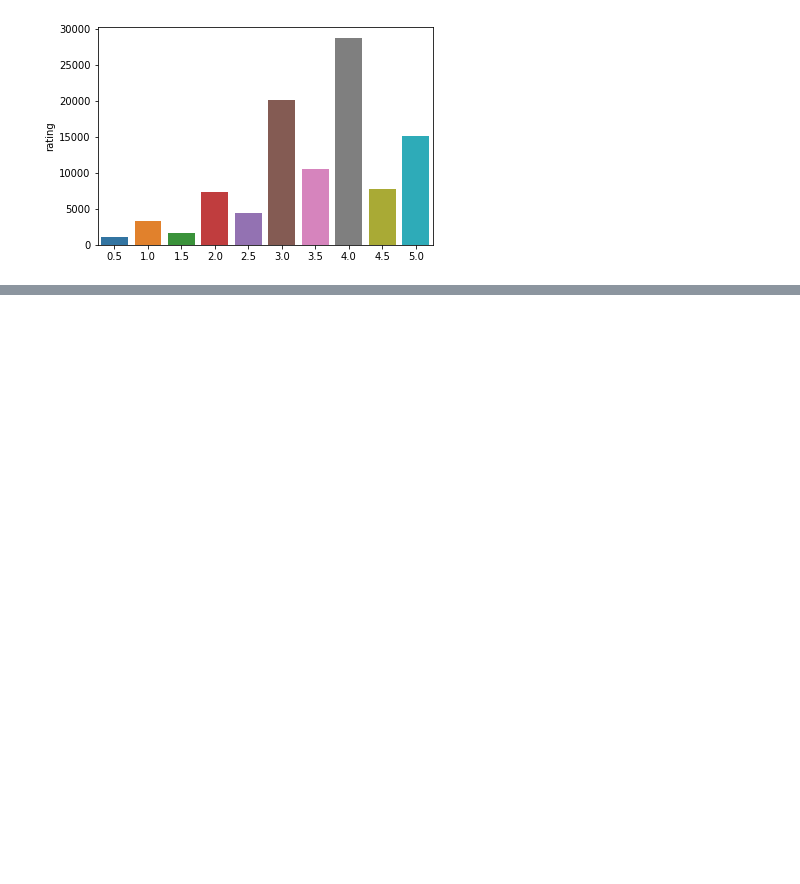
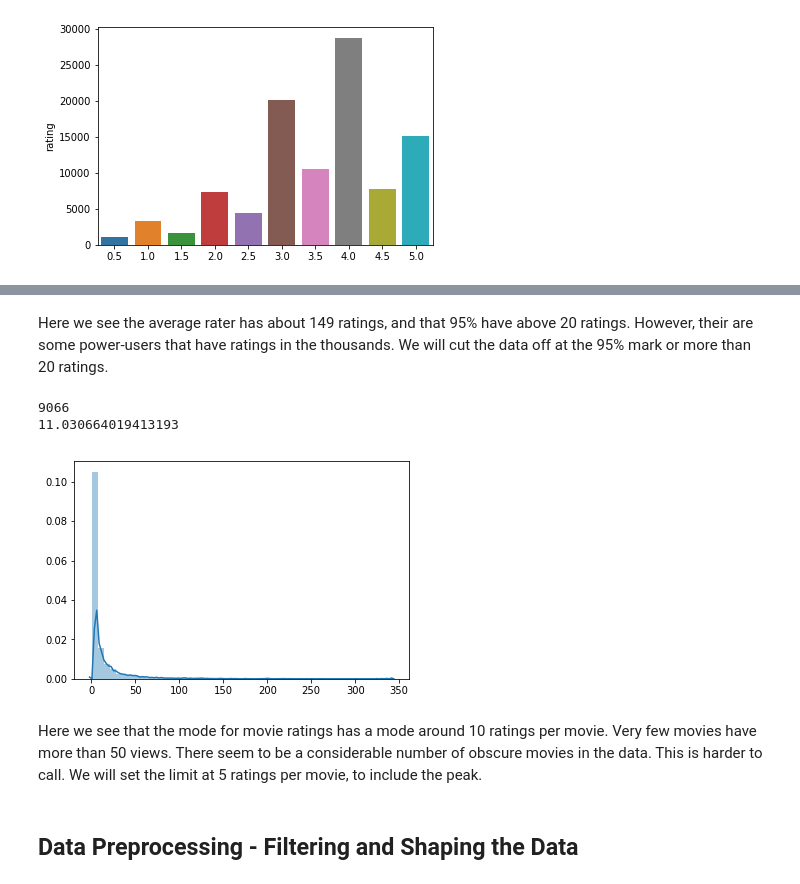
Before and after one commit to ncooper76/DATA_643_Group, a Jupyter notebook: DATA_643_Project2_NCooper.ipynb, the cells around one changed output, grey strips where cells are left out. Cells and saved outputs as stored; diff of their text form; code cells hidden in the pictures; blank space fills up the shorter version.

```diff
--- a/DATA_643_Project2_NCooper.ipynb
+++ b/DATA_643_Project2_NCooper.ipynb
@@ -75,0 +112,25 @@ Name: rating, dtype: int64
+# %% [markdown]
+Here we see the average rater has about 149 ratings, and that 95% have above 20 ratings. However, their are some power-users that have ratings in the thousands. We will cut the data off at the 95% mark or more than 20 ratings.
+# %%
+def colCounts(df):
+    j = []
+    for k,col in df.iteritems():
+        i=0
+        for n in col:
+            if n > 0:
+                i = i +1
+        j.append(i)
+    return j
+ratings_movie_counts = colCounts(ratings_wide_df)
+print(len(ratings_movie_counts))
+print(np.mean(ratings_movie_counts))
+sns.distplot(ratings_movie_counts)
+plt.show()
+# %% [output]
+9066
+11.030664019413193
+[figure, added]
+# %% [markdown]
+Here we see that the mode for movie ratings has a mode around 10 ratings per movie. Very few movies have more than 50 views. There seem to be a considerable number of obscure movies in the data. This is harder to call. We will set the limit at 5 ratings per movie, to include the peak.
+# %% [markdown]
+## Data Preprocessing - Filtering and Shaping the Data
```
Also changed, not shown: parts of 34 cells of this notebook.
